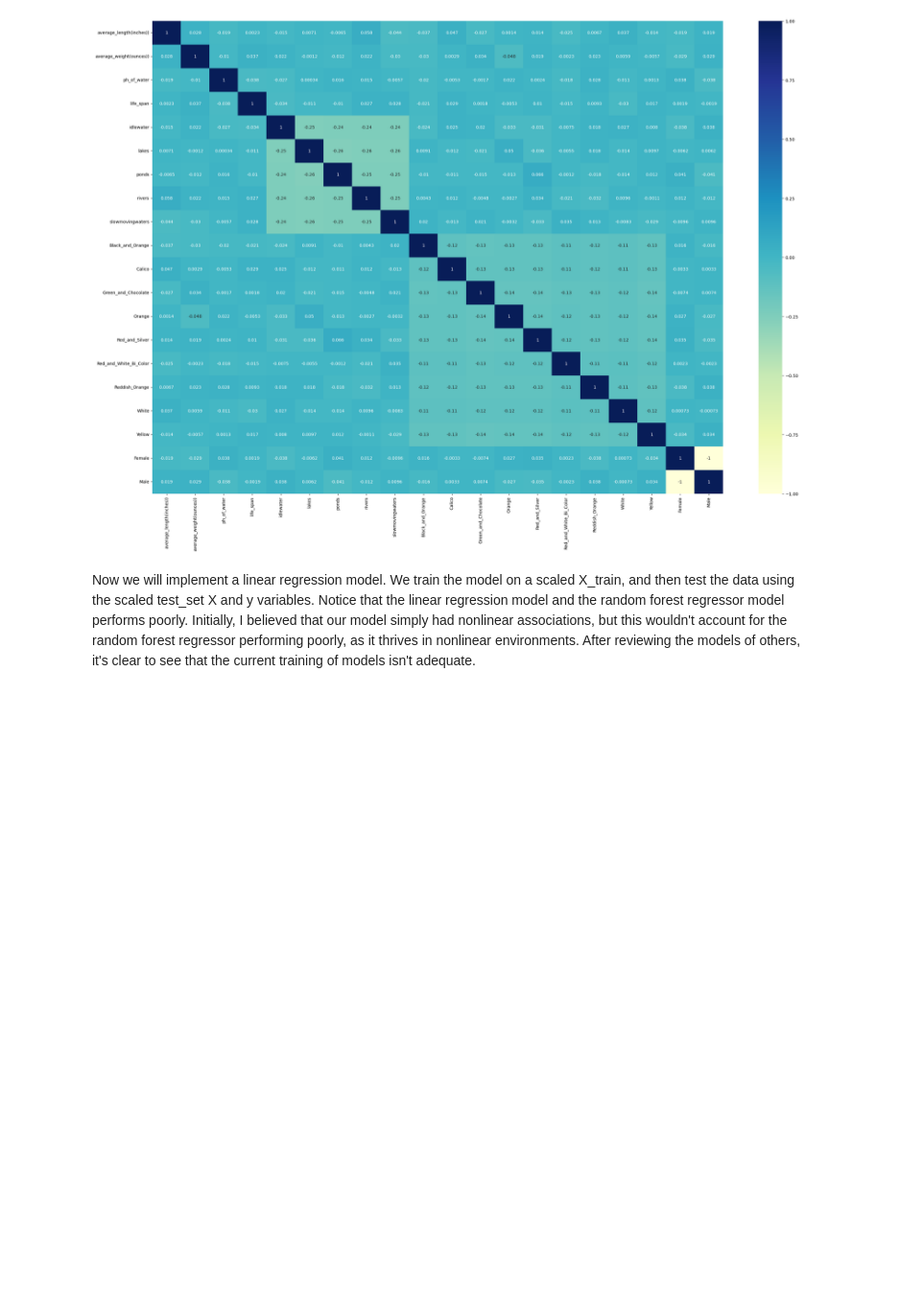
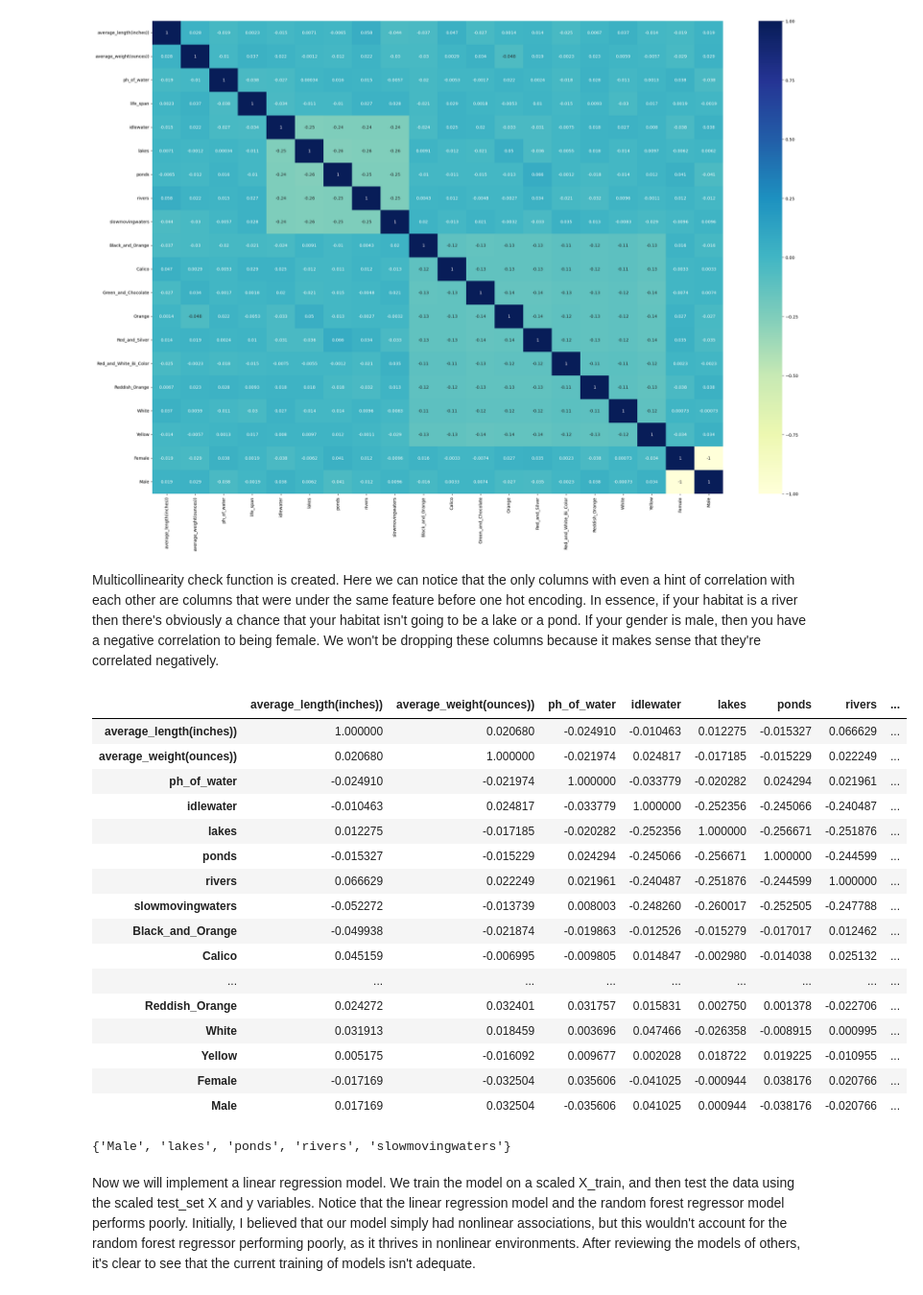
Before and after one commit to rcho5840/Combatting-Goldfish-Lifespan-Variability, a Jupyter notebook: main.ipynb, the cells around one changed output. Shown: that part at 96% size. Drawn from its saved outputs; the diff is of its cells as text; code cells hidden in the pictures; blank space fills up the shorter version.

```diff
--- a/main.ipynb
+++ b/main.ipynb
@@ -138,0 +165,22 @@ sns.heatmap(data.corr(), annot = True, cmap = "YlGnBu")
+# %% [markdown]
+Multicollinearity check function is created. Here we can notice that the only columns with even a hint of correlation with each other are columns that were under the same feature before one hot encoding. In essence, if your habitat is a river then there's obviously a chance that your habitat isn't going to be a lake or a pond. If your gender is male, then you have a negative correlation to being female. We won't be dropping these columns because it makes sense that they're correlated negatively.
+# %%
+X_train.corr()
+# %% [output]
+|  | average_length(inches)) | average_weight(ounces)) | ph_of_water | idlewater | lakes | ponds | rivers | ... |
+| average_length(inches)) | 1.000000 | 0.020680 | -0.024910 | -0.010463 | 0.012275 | -0.015327 | 0.066629 | ... |
+| average_weight(ounces)) | 0.020680 | 1.000000 | -0.021974 | 0.024817 | -0.017185 | -0.015229 | 0.022249 | ... |
+| ph_of_water | -0.024910 | -0.021974 | 1.000000 | -0.033779 | -0.020282 | 0.024294 | 0.021961 | ... |
+| idlewater | -0.010463 | 0.024817 | -0.033779 | 1.000000 | -0.252356 | -0.245066 | -0.240487 | ... |
+| lakes | 0.012275 | -0.017185 | -0.020282 | -0.252356 | 1.000000 | -0.256671 | -0.251876 | ... |
+| ponds | -0.015327 | -0.015229 | 0.024294 | -0.245066 | -0.256671 | 1.000000 | -0.244599 | ... |
+| rivers | 0.066629 | 0.022249 | 0.021961 | -0.240487 | -0.251876 | -0.244599 | 1.000000 | ... |
+| slowmovingwaters | -0.052272 | -0.013739 | 0.008003 | -0.248260 | -0.260017 | -0.252505 | -0.247788 | ... |
+| Black_and_Orange | -0.049938 | -0.021874 | -0.019863 | -0.012526 | -0.015279 | -0.017017 | 0.012462 | ... |
+| Calico | 0.045159 | -0.006995 | -0.009805 | 0.014847 | -0.002980 | -0.014038 | 0.025132 | ... |
+| ... | ... | ... | ... | ... | ... | ... | ... | ... |
+| Reddish_Orange | 0.024272 | 0.032401 | 0.031757 | 0.015831 | 0.002750 | 0.001378 | -0.022706 | ... |
+| White | 0.031913 | 0.018459 | 0.003696 | 0.047466 | -0.026358 | -0.008915 | 0.000995 | ... |
+| Yellow | 0.005175 | -0.016092 | 0.009677 | 0.002028 | 0.018722 | 0.019225 | -0.010955 | ... |
+| Female | -0.017169 | -0.032504 | 0.035606 | -0.041025 | -0.000944 | 0.038176 | 0.020766 | ... |
+| Male | 0.017169 | 0.032504 | -0.035606 | 0.041025 | 0.000944 | -0.038176 | -0.020766 | ... |
@@ -139,3 +197,7 @@ sns.heatmap(data.corr(), annot = True, cmap = "YlGnBu")
+# %%
+correlation(X,0.2)
+# %% [output]
+{'Male', 'lakes', 'ponds', 'rivers', 'slowmovingwaters'}
 # %% [markdown]
 Now we will implement a linear regression model. We train the model on a scaled X_train, and then test the data using the scaled test_set X and y variables. Notice that the linear regression model and the random forest regressor model performs poorly.
 Initially, I believed that our model simply had nonlinear associations, but this wouldn't account for the random forest regressor performing poorly, as it thrives in nonlinear environments. After reviewing the models of others, it's clear to see that the current training of models isn't adequate.
```
Also changed, not shown: parts of 18 cells of this notebook.
